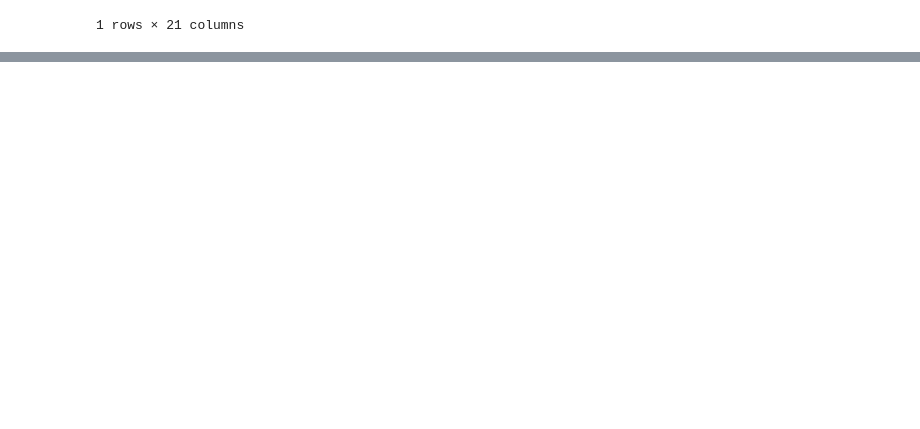
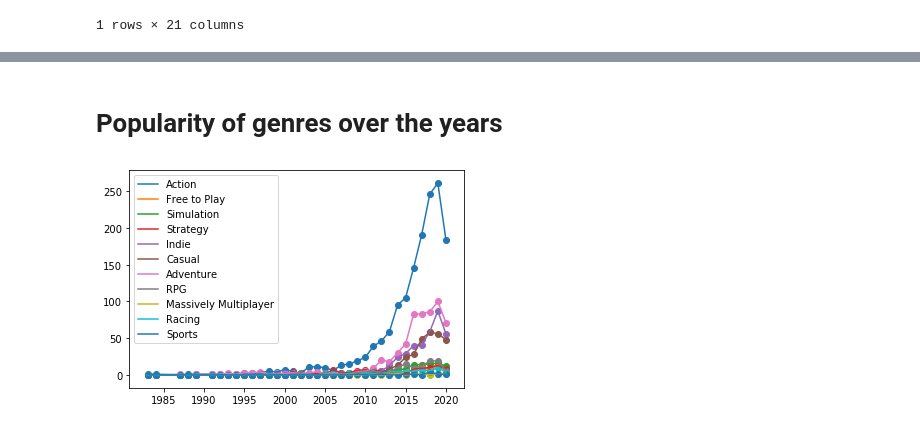
Before and after one commit to arjunhm/steam-store-analysis, a Jupyter notebook: analysis.ipynb, the cells around one changed output, grey strips where cells are left out. Drawn from its saved outputs; the diff is of its cells as text; code cells hidden in the pictures; blank space fills up the shorter version.

```diff
--- a/analysis.ipynb
+++ b/analysis.ipynb
@@ -113,6 +111,8 @@ def convert_date(date_str):
         return 0
 # %%
 df.release_date = df.release_date.apply(convert_date)
+df = df[df.release_date != 0]
+df['release_date'] = pd.to_datetime(df['release_date'], errors='coerce')
 # %% [markdown]
 # Add score based on rating and vote count
 # %% [markdown]
@@ -268,0 +265,6 @@ game_df
+# %%
+for genre in df.genre.unique():
+    print(f"-----{genre}-----")
+    g_df = df[['title', 'original_price', 'overall_score']][df.genre == genre].sort_values(by='overall_score', ascending=False)
+    print(g_df[: 5])
+    print("\n\n")
@@ -268,0 +289,28 @@ game_df
+# %%
+for year in sorted(df.release_date.dt.year.unique()):
+#     print(f"-----{year}-----")
+    d = df[['title', 'overall_score']][df.release_date.dt.year == year].sort_values('overall_score', ascending=False)
+#     print(d[: 5].values)
+#     print("\n\n")
+# %% [markdown]
+# Popularity of genres over the years
+# %%
+genre_counter = {}
+
+for genre in df.genre.unique():
+    genre_counter[genre] = []
+    temp_df = df[df.genre == genre]
+
+    for year in sorted(df.release_date.dt.year.unique()):
+        c = temp_df['genre'][temp_df.release_date.dt.year == year].count()
+        genre_counter[genre].append(c)
+# %%
+dates = sorted(df.release_date.dt.year.unique())
+g_keys = list(genre_counter.keys())
+for genre in g_keys:
+    y_axis = genre_counter[genre]
+    plt.plot(dates, y_axis)
+    plt.scatter(dates, y_axis)
+    plt.legend(g_keys)
+# %% [output]
+[figure, added]
```
Also changed, not shown: parts of 8 cells of this notebook.
